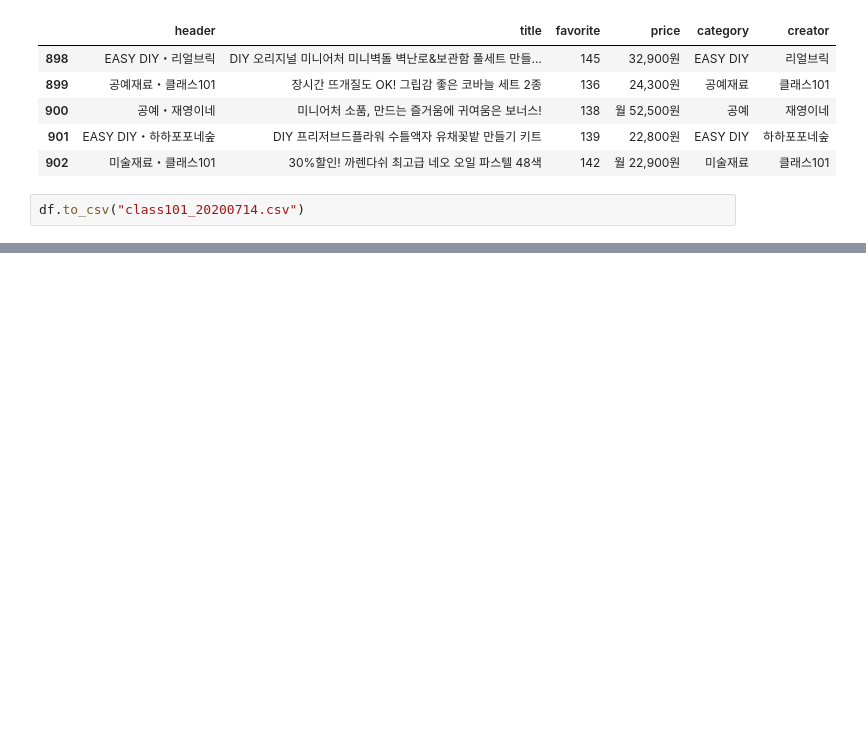
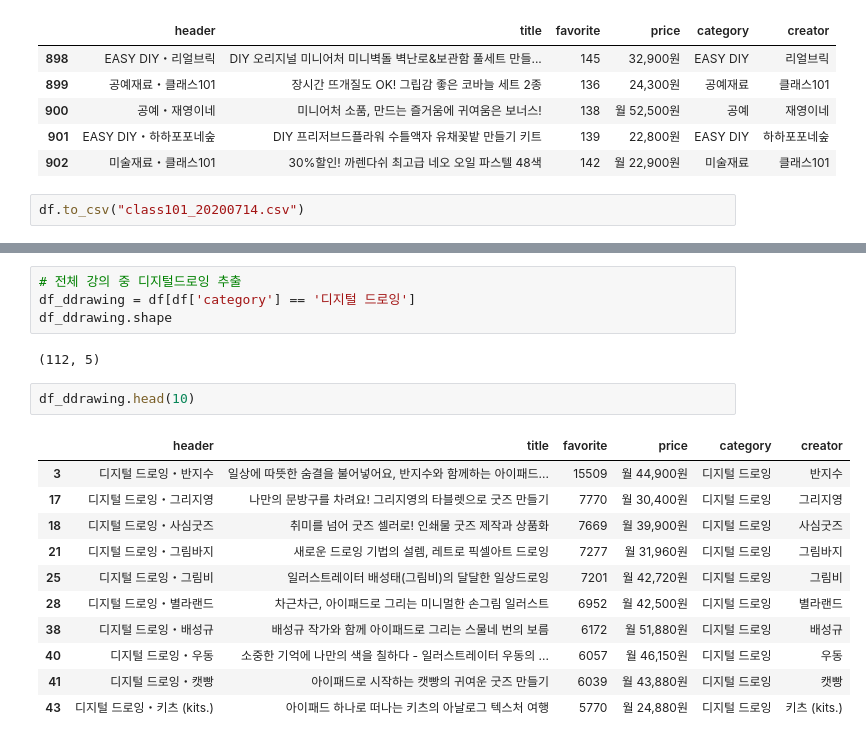
Before and after one commit to JessyMin/webpage_scraping, a Jupyter notebook: class101/scraping_class101_2.ipynb, the cells around one changed output, grey strips where cells are left out. Drawn from its saved outputs; the diff is of its cells as text; blank space fills up the shorter version.

```diff
--- a/class101/scraping_class101_2.ipynb
+++ b/class101/scraping_class101_2.ipynb
@@ -114,0 +180,20 @@ df = pd.read_csv("class101_20200714.csv")
+# %%
+# 전체 강의 중 디지털드로잉 추출
+df_ddrawing = df[df['category'] == '디지털 드로잉']
+df_ddrawing.shape
+# %% [output]
+(112, 5)
+# %%
+df_ddrawing.head(10)
+# %% [output]
+|  | header | title | favorite | price | category | creator |
+| 3 | 디지털 드로잉・반지수 | 일상에 따뜻한 숨결을 불어넣어요, 반지수와 함께하는 아이패드... | 15509 | 월 44,900원 | 디지털 드로잉 | 반지수 |
+| 17 | 디지털 드로잉・그리지영 | 나만의 문방구를 차려요! 그리지영의 타블렛으로 굿즈 만들기 | 7770 | 월 30,400원 | 디지털 드로잉 | 그리지영 |
+| 18 | 디지털 드로잉・사심굿즈 | 취미를 넘어 굿즈 셀러로! 인쇄물 굿즈 제작과 상품화 | 7669 | 월 39,900원 | 디지털 드로잉 | 사심굿즈 |
+| 21 | 디지털 드로잉・그림바지 | 새로운 드로잉 기법의 설렘, 레트로 픽셀아트 드로잉 | 7277 | 월 31,960원 | 디지털 드로잉 | 그림바지 |
+| 25 | 디지털 드로잉・그림비 | 일러스트레이터 배성태(그림비)의 달달한 일상드로잉 | 7201 | 월 42,720원 | 디지털 드로잉 | 그림비 |
+| 28 | 디지털 드로잉・별라랜드 | 차근차근, 아이패드로 그리는 미니멀한 손그림 일러스트 | 6952 | 월 42,500원 | 디지털 드로잉 | 별라랜드 |
+| 38 | 디지털 드로잉・배성규 | 배성규 작가와 함께 아이패드로 그리는 스물네 번의 보름 | 6172 | 월 51,880원 | 디지털 드로잉 | 배성규 |
+| 40 | 디지털 드로잉・우동 | 소중한 기억에 나만의 색을 칠하다 - 일러스트레이터 우동의 ... | 6057 | 월 46,150원 | 디지털 드로잉 | 우동 |
+| 41 | 디지털 드로잉・캣빵 | 아이패드로 시작하는 캣빵의 귀여운 굿즈 만들기 | 6039 | 월 43,880원 | 디지털 드로잉 | 캣빵 |
+| 43 | 디지털 드로잉・키츠 (kits.) | 아이패드 하나로 떠나는 키츠의 아날로그 텍스처 여행 | 5770 | 월 24,880원 | 디지털 드로잉 | 키츠 (kits.) |
```
Also changed, not shown: parts of 11 cells of this notebook.
